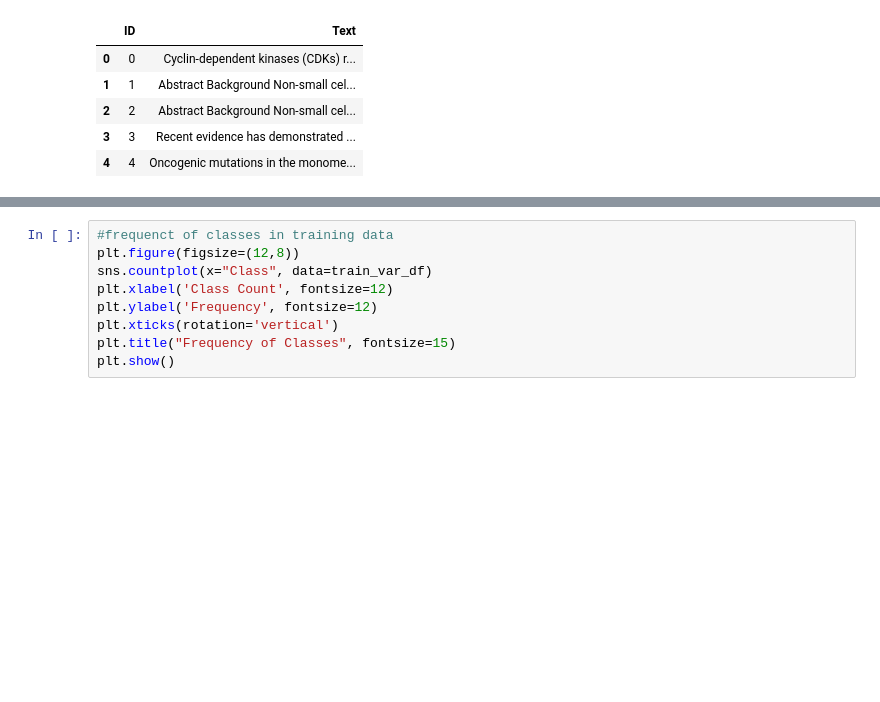
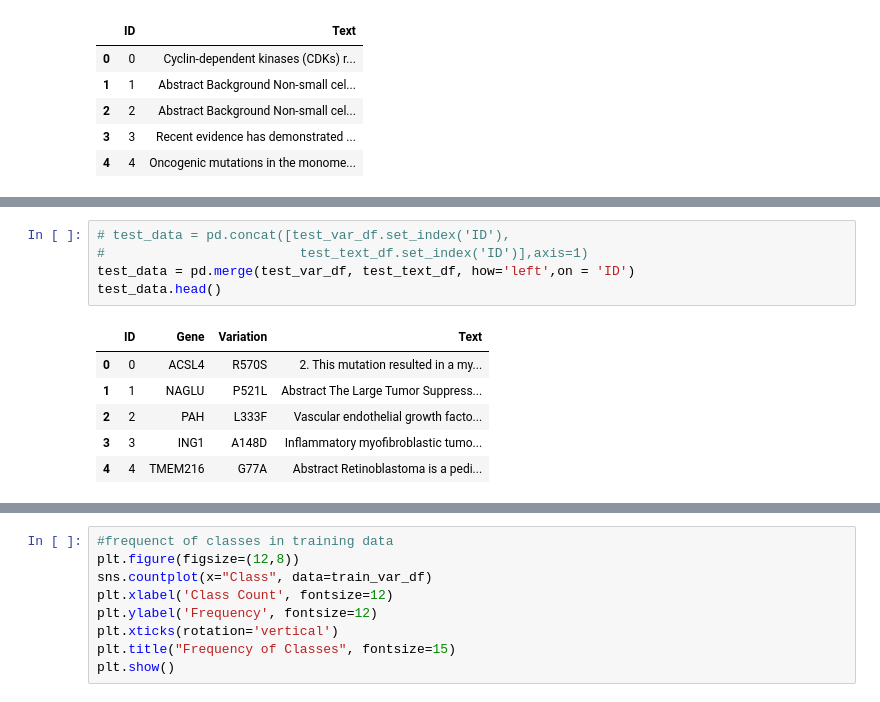
Before and after one commit to gita-vahdatinia/CancerAI, a Jupyter notebook: dataprocessing.ipynb, the cells around one changed output, grey strips where cells are left out. Drawn from its saved outputs; the diff is of its cells as text; blank space fills up the shorter version.

```diff
--- a/dataprocessing.ipynb
+++ b/dataprocessing.ipynb
@@ -84,0 +114,12 @@ total_data.describe(include='all')
+# %%
+# test_data = pd.concat([test_var_df.set_index('ID'),
+#                         test_text_df.set_index('ID')],axis=1)
+test_data = pd.merge(test_var_df, test_text_df, how='left',on = 'ID')
+test_data.head()
+# %% [output]
+|  | ID | Gene | Variation | Text |
+| 0 | 0 | ACSL4 | R570S | 2. This mutation resulted in a my... |
+| 1 | 1 | NAGLU | P521L | Abstract The Large Tumor Suppress... |
+| 2 | 2 | PAH | L333F | Vascular endothelial growth facto... |
+| 3 | 3 | ING1 | A148D | Inflammatory myofibroblastic tumo... |
+| 4 | 4 | TMEM216 | G77A | Abstract Retinoblastoma is a pedi... |
```
Also changed, not shown: parts of 15 cells of this notebook, 2 other files.
